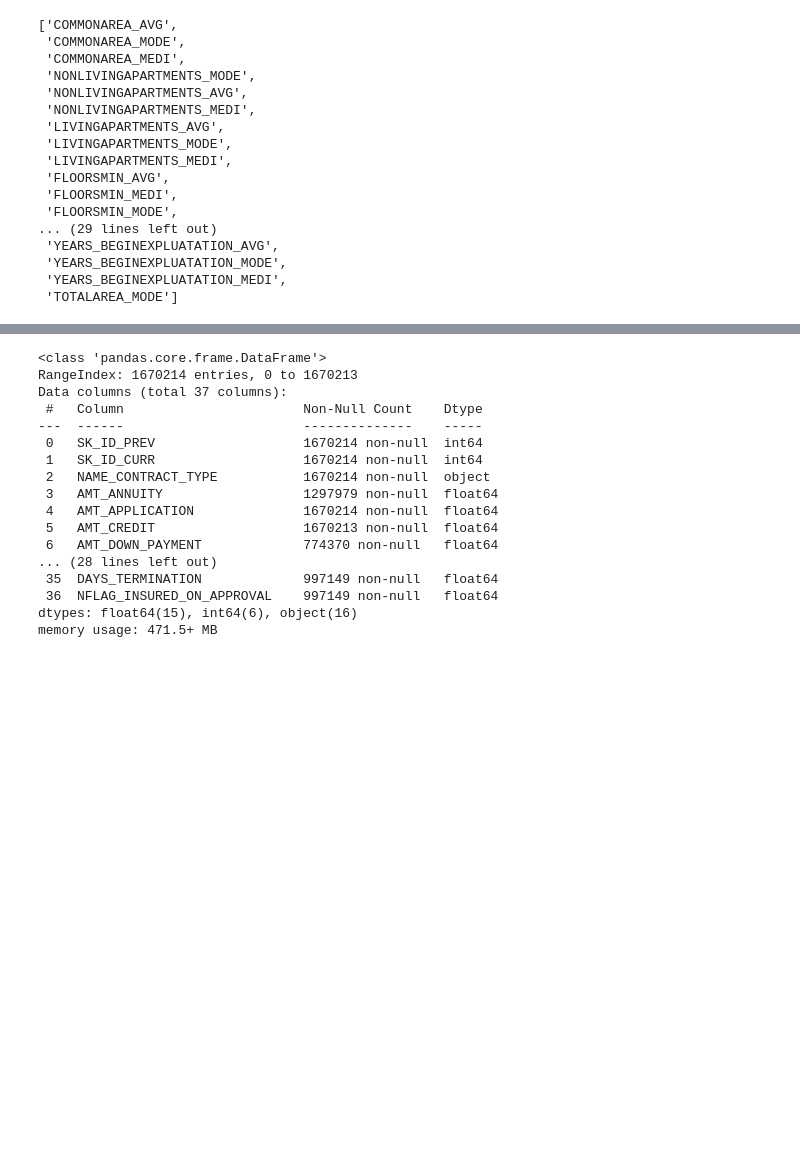
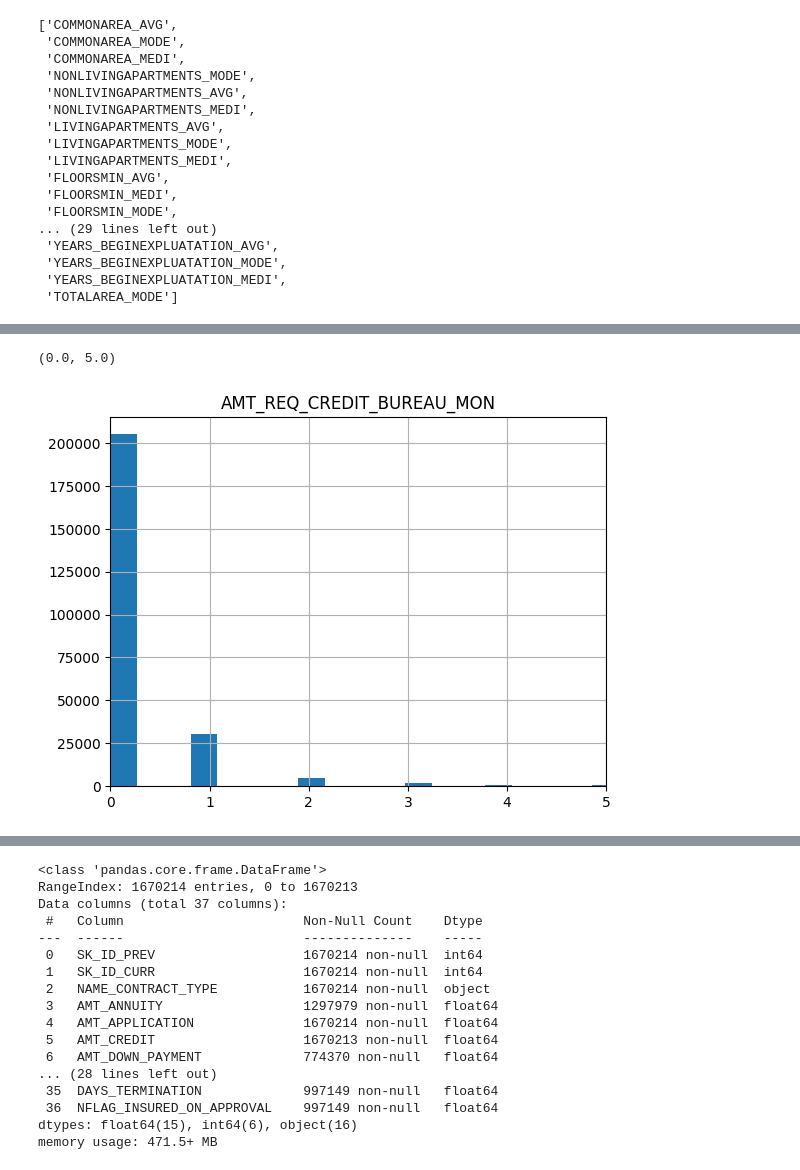
Before and after one commit to AayushParab44/240840325001_EDA_Statistics_Exam, a Jupyter notebook: 240840325001_EDA_Exam.ipynb, the cells around one changed output, grey strips where cells are left out. Drawn from its saved outputs; the diff is of its cells as text; code cells hidden in the pictures; blank space fills up the shorter version.

```diff
--- a/240840325001_EDA_Exam.ipynb
+++ b/240840325001_EDA_Exam.ipynb
@@ -295,4 +284,5 @@ lst
  'YEARS_BEGINEXPLUATATION_MEDI',
  'TOTALAREA_MODE']
 # %%
-# app.drop(lst,axis=1)
+app=app.drop(lst,axis=1)
+app
@@ -298,0 +327,9 @@ lst
+# %%
+df0=app[app['TARGET']==0]
+df1=app[app['TARGET']==1]
+# %%
+df0.hist('AMT_REQ_CREDIT_BUREAU_MON',bins=100)
+plt.xlim([0,5])
+# %% [output]
+(0.0, 5.0)
+[figure, added]
```
Also changed, not shown: parts of 54 cells of this notebook.
